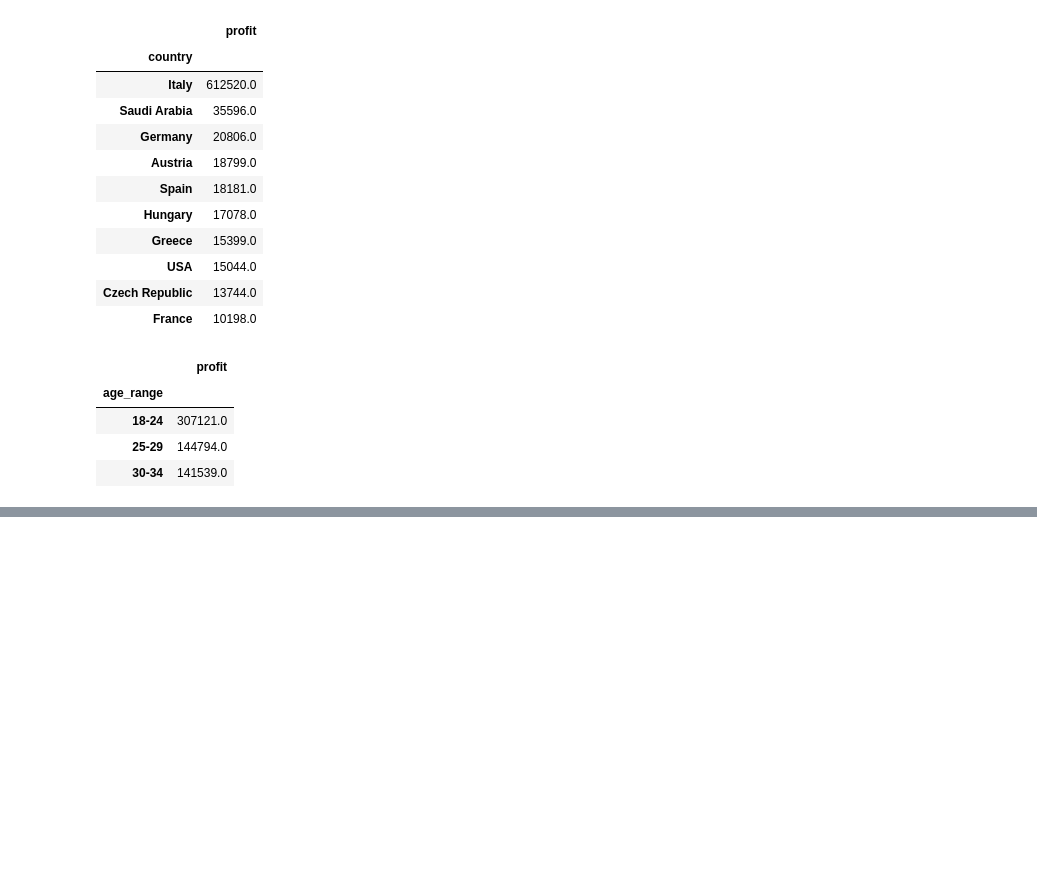
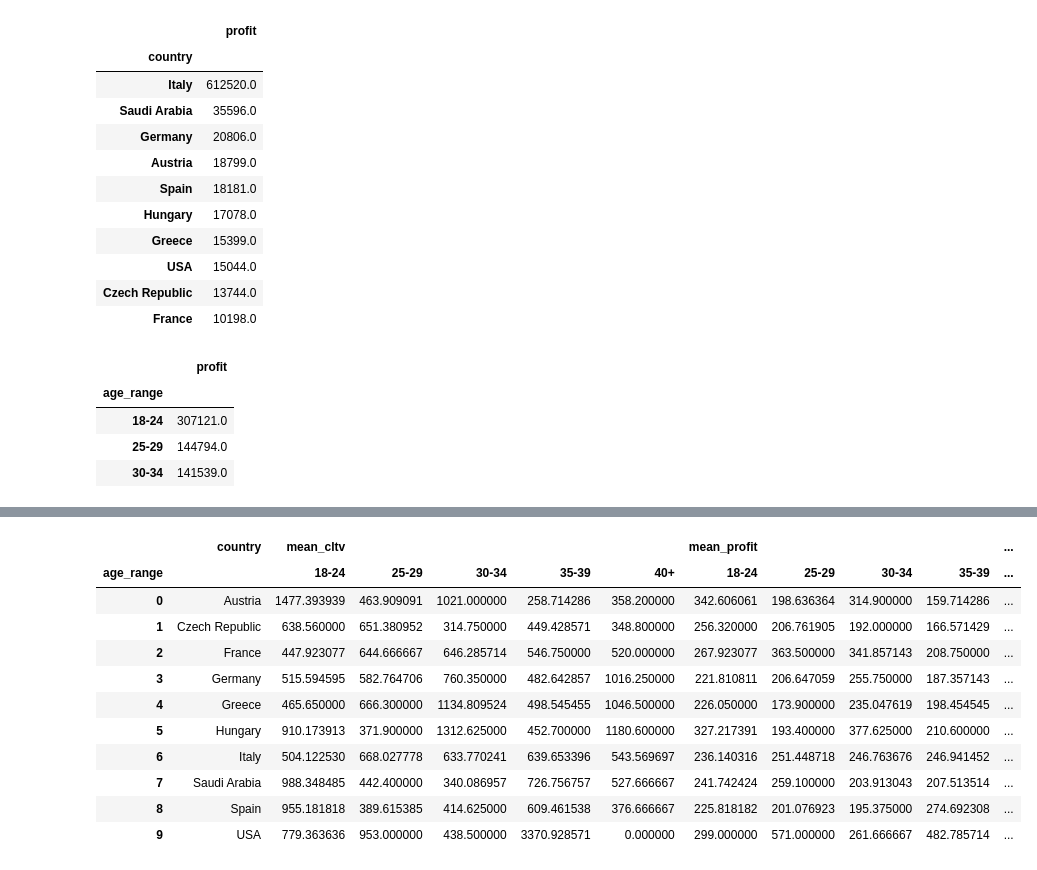
Before and after one commit to jacyee/Covid-Data-Analytics, a Jupyter notebook: sales_insight.ipynb, the cells around one changed output, grey strips where cells are left out. Cells and saved outputs as stored; diff of their text form; code cells hidden in the pictures; blank space fills up the shorter version.

```diff
--- a/sales_insight.ipynb
+++ b/sales_insight.ipynb
@@ -675,0 +698,6 @@ a_df.nlargest(3,'profit')
+# %%
+# mean & median of profit & cltv across multi-dimensions by both country & age group
+g_df = tc_df.groupby(['country','age_range'])['profit','consumer_ltv'].agg(mean_profit= ('profit',np.mean),
+                                             mean_cltv=('consumer_ltv',np.mean),median_profit=('profit',np.median),
+                                                                           median_cltv=('consumer_ltv',np.median)).reset_index()
+g_df.sort_values(by=['mean_profit','mean_cltv'],ascending=False)
@@ -675,0 +722,18 @@ a_df.nlargest(3,'profit')
+# %%
+# pivoting by country & age
+pt= pd.pivot_table(g_df,index='country',columns='age_range',
+                                values=['mean_cltv','mean_profit'],fill_value=0).reset_index()
+pt
+# %% [output]
+|  | country | mean_cltv |  |  |  |  | mean_profit |  |  |  | ... |
+| age_range |  | 18-24 | 25-29 | 30-34 | 35-39 | 40+ | 18-24 | 25-29 | 30-34 | 35-39 | ... |
+| 0 | Austria | 1477.393939 | 463.909091 | 1021.000000 | 258.714286 | 358.200000 | 342.606061 | 198.636364 | 314.900000 | 159.714286 | ... |
+| 1 | Czech Republic | 638.560000 | 651.380952 | 314.750000 | 449.428571 | 348.800000 | 256.320000 | 206.761905 | 192.000000 | 166.571429 | ... |
+| 2 | France | 447.923077 | 644.666667 | 646.285714 | 546.750000 | 520.000000 | 267.923077 | 363.500000 | 341.857143 | 208.750000 | ... |
+| 3 | Germany | 515.594595 | 582.764706 | 760.350000 | 482.642857 | 1016.250000 | 221.810811 | 206.647059 | 255.750000 | 187.357143 | ... |
+| 4 | Greece | 465.650000 | 666.300000 | 1134.809524 | 498.545455 | 1046.500000 | 226.050000 | 173.900000 | 235.047619 | 198.454545 | ... |
+| 5 | Hungary | 910.173913 | 371.900000 | 1312.625000 | 452.700000 | 1180.600000 | 327.217391 | 193.400000 | 377.625000 | 210.600000 | ... |
+| 6 | Italy | 504.122530 | 668.027778 | 633.770241 | 639.653396 | 543.569697 | 236.140316 | 251.448718 | 246.763676 | 246.941452 | ... |
+| 7 | Saudi Arabia | 988.348485 | 442.400000 | 340.086957 | 726.756757 | 527.666667 | 241.742424 | 259.100000 | 203.913043 | 207.513514 | ... |
+| 8 | Spain | 955.181818 | 389.615385 | 414.625000 | 609.461538 | 376.666667 | 225.818182 | 201.076923 | 195.375000 | 274.692308 | ... |
+| 9 | USA | 779.363636 | 953.000000 | 438.500000 | 3370.928571 | 0.000000 | 299.000000 | 571.000000 | 261.666667 | 482.785714 | ... |
```
Also changed, not shown: parts of 14 cells of this notebook.
